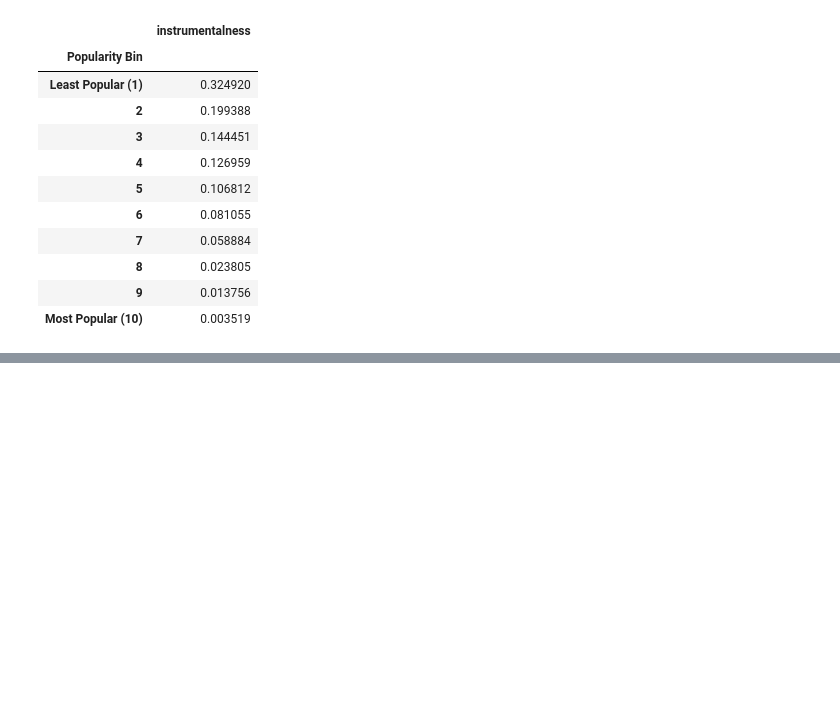
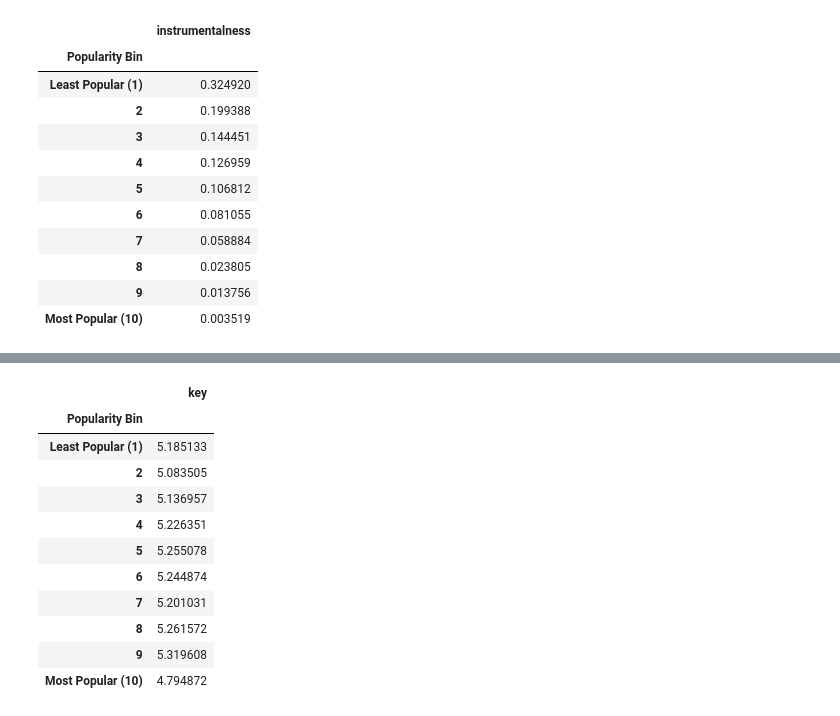
Before and after one commit to Lee88jl/Project-gt-1, a Jupyter notebook: Misko/Spotify Songs Analysis.ipynb, the cells around one changed output, grey strips where cells are left out. Cells and saved outputs as stored; diff of their text form; code cells hidden in the pictures; blank space fills up the shorter version.

```diff
--- a/Misko/Spotify Songs Analysis.ipynb
+++ b/Misko/Spotify Songs Analysis.ipynb
@@ -196,0 +270,17 @@ instrumentalness_means
+# %%
+# Group by "Popularity Bin" and find the mean key for each one.
+key_means = pd.DataFrame(key_df.groupby(["Popularity Bin"]).mean()["key"])
+key_means
+# %% [output]
+|  | key |
+| Popularity Bin |  |
+| Least Popular (1) | 5.185133 |
+| 2 | 5.083505 |
+| 3 | 5.136957 |
+| 4 | 5.226351 |
+| 5 | 5.255078 |
+| 6 | 5.244874 |
+| 7 | 5.201031 |
+| 8 | 5.261572 |
+| 9 | 5.319608 |
+| Most Popular (10) | 4.794872 |
```
Also changed, not shown: parts of 7 cells of this notebook.
